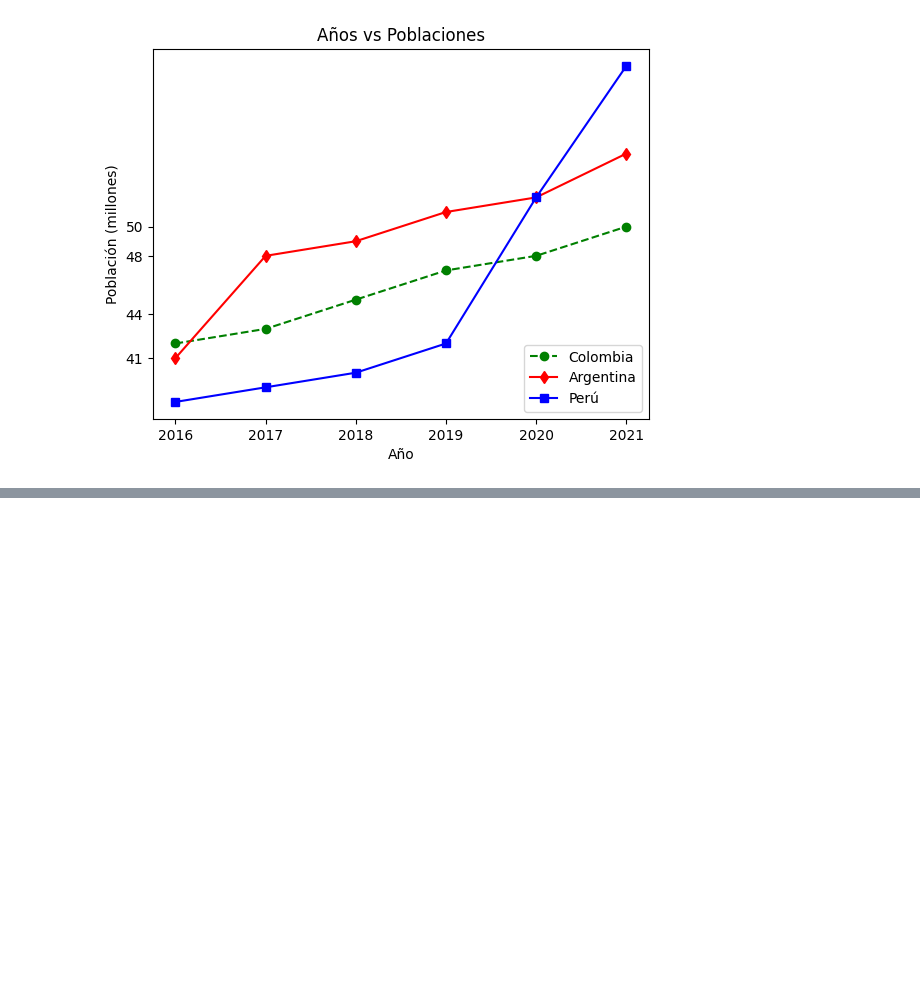
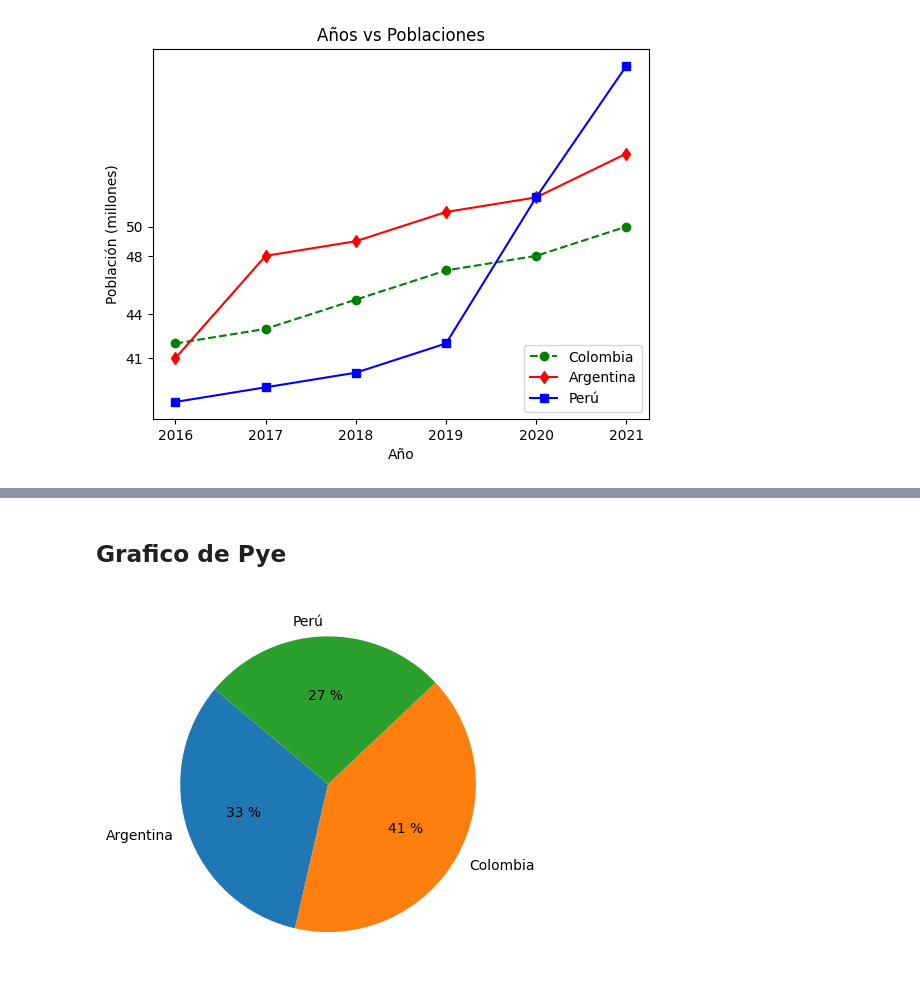
Before and after one commit to juan33344/MatrizVectores, a Jupyter notebook: MahtFlowt/introduccionMhatFlow.ipynb, the cells around one changed output, grey strips where cells are left out. Cells and saved outputs as stored; diff of their text form; code cells hidden in the pictures; blank space fills up the shorter version.

```diff
--- a/MahtFlowt/introduccionMhatFlow.ipynb
+++ b/MahtFlowt/introduccionMhatFlow.ipynb
@@ -51,0 +77,7 @@ plt.show()
+# %% [markdown]
+## Grafico de Pye
+# %%
+plt.pie(poblacion, labels=paises, autopct='%.0f %%', startangle=140) # agrega el porcentaje a la grafica
+plt.show()
+# %% [output]
+[figure, added]
```
Also changed, not shown: parts of 10 cells of this notebook, 4 other files.
